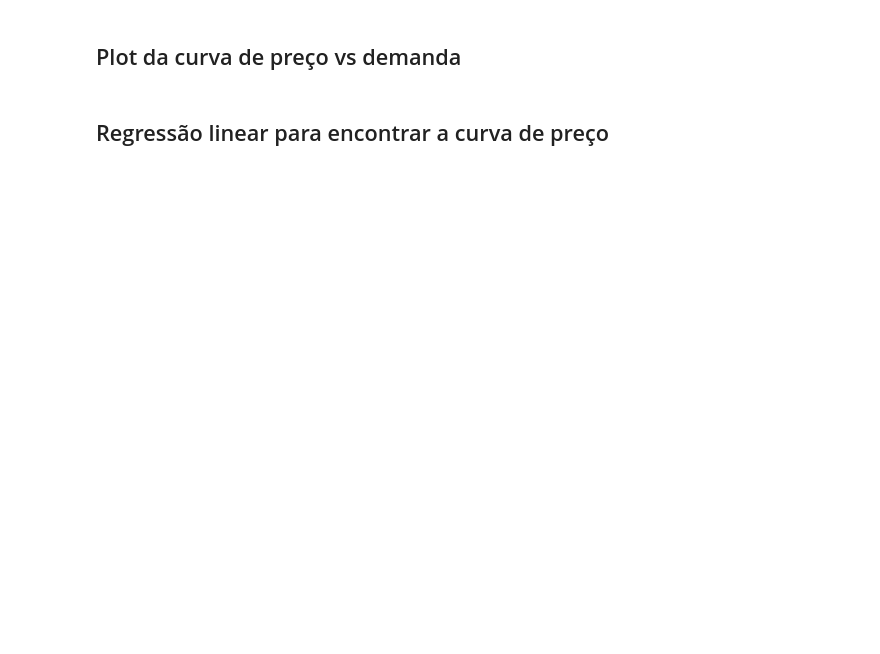
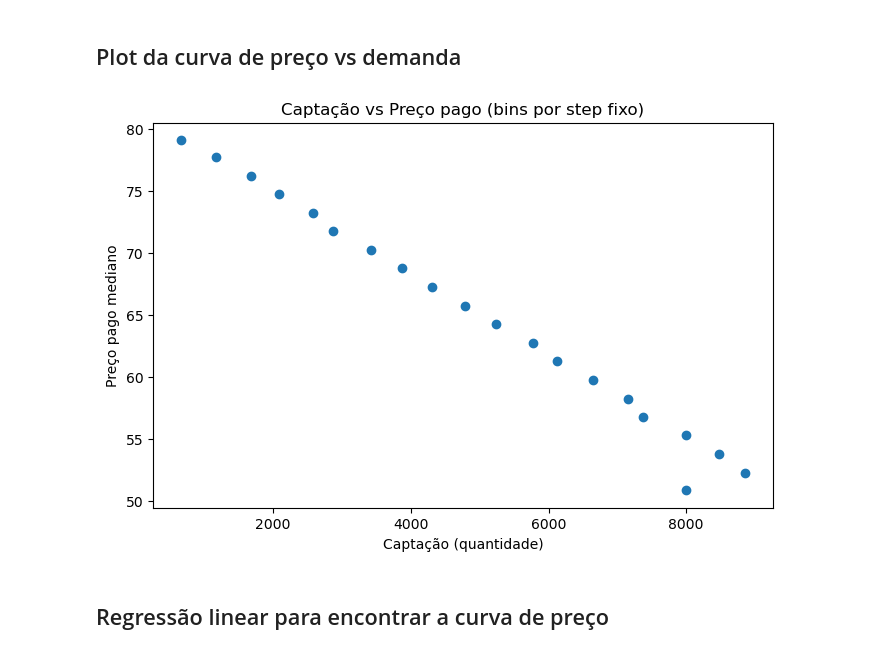
Before and after one commit to ozsp12/programacao_introducao, a Jupyter notebook: data_analytics_quick_dirty/precificacao_elasticidade.ipynb, the cells around one changed output. Drawn from its saved outputs; the diff is of its cells as text; code cells hidden in the pictures; blank space fills up the shorter version.

```diff
--- a/data_analytics_quick_dirty/precificacao_elasticidade.ipynb
+++ b/data_analytics_quick_dirty/precificacao_elasticidade.ipynb
@@ -308,6 +380,9 @@ agg_preco = agregar_por_preco_step(df, p_min=50.0, p_max=80.0, step=1.5)
 ## Plot da curva de preço vs demanda
 # %%
 fig = plot_preco_vs_captacao(agg_preco)
+fig
+# %% [output]
+[figure, added]
 # %% [markdown]
 ## Regressão linear para encontrar a curva de preço
 # %%
```
Also changed, not shown: parts of 14 cells of this notebook.
